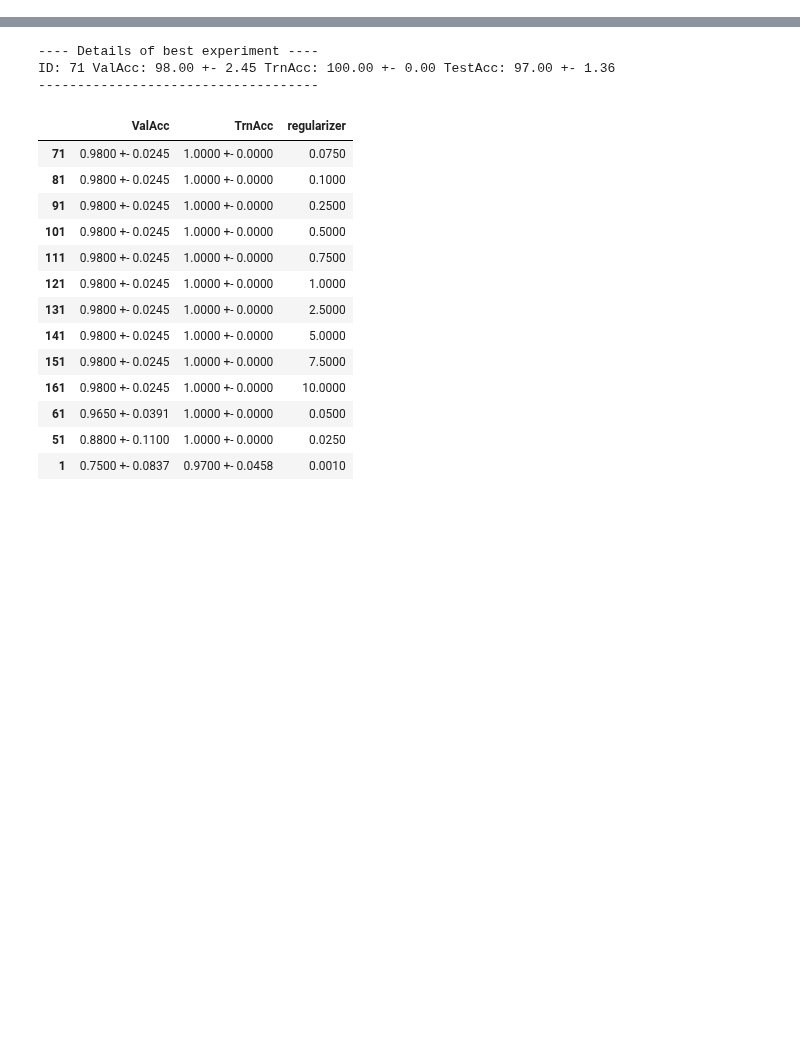
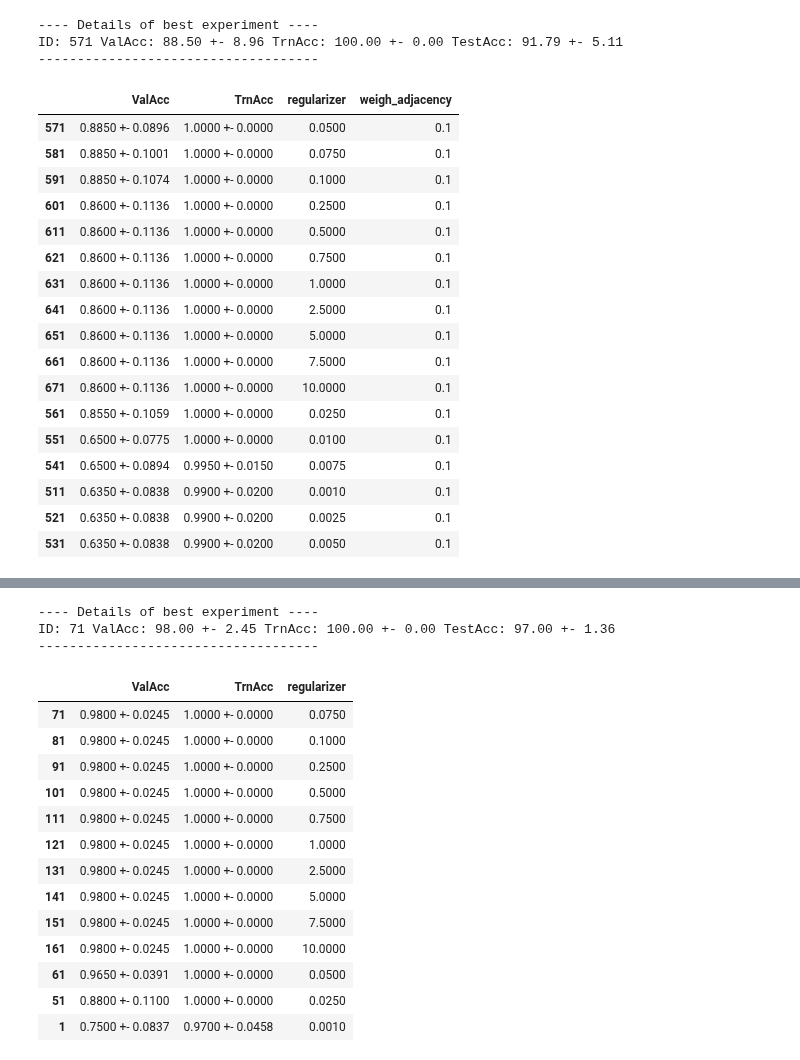
Before and after one commit to saper0/qpcert, a Jupyter notebook: notebooks/hyperparams/coramlbinary.ipynb, the cells around one changed output, grey strips where cells are left out. Saved outputs shown, nothing was run; the diff lists cells and outputs as text; code cells hidden in the pictures; blank space fills up the shorter version.

```diff
--- a/notebooks/hyperparams/coramlbinary.ipynb
+++ b/notebooks/hyperparams/coramlbinary.ipynb
@@ -6,3 +6,36 @@
 # %%
 import utils
 import pandas as pd
+# %%
+start_id = 511
+end_id = 680
+n_seeds = 10
+hyperparams = ["regularizer", "weigh_adjacency"]
+pred_method = "svm"
+dataset = "cora_ml_binary"
+collection= "l_coramlb_n5_hyper_ntk_gcn_weigh_adjacency" #todo: rename colelction to trn_ntk_gcn
+df = utils.get_best_hyperparams(start_id, end_id, n_seeds, hyperparams,
+                           pred_method, dataset, collection, use_seeds=10)
+df
+# %% [output]
+---- Details of best experiment ----
+ID: 571 ValAcc: 88.50 +- 8.96 TrnAcc: 100.00 +- 0.00 TestAcc: 91.79 +- 5.11
+------------------------------------
+|  | ValAcc | TrnAcc | regularizer | weigh_adjacency |
+| 571 | 0.8850 +- 0.0896 | 1.0000 +- 0.0000 | 0.0500 | 0.1 |
+| 581 | 0.8850 +- 0.1001 | 1.0000 +- 0.0000 | 0.0750 | 0.1 |
+| 591 | 0.8850 +- 0.1074 | 1.0000 +- 0.0000 | 0.1000 | 0.1 |
+| 601 | 0.8600 +- 0.1136 | 1.0000 +- 0.0000 | 0.2500 | 0.1 |
+| 611 | 0.8600 +- 0.1136 | 1.0000 +- 0.0000 | 0.5000 | 0.1 |
+| 621 | 0.8600 +- 0.1136 | 1.0000 +- 0.0000 | 0.7500 | 0.1 |
+| 631 | 0.8600 +- 0.1136 | 1.0000 +- 0.0000 | 1.0000 | 0.1 |
+| 641 | 0.8600 +- 0.1136 | 1.0000 +- 0.0000 | 2.5000 | 0.1 |
+| 651 | 0.8600 +- 0.1136 | 1.0000 +- 0.0000 | 5.0000 | 0.1 |
+| 661 | 0.8600 +- 0.1136 | 1.0000 +- 0.0000 | 7.5000 | 0.1 |
+| 671 | 0.8600 +- 0.1136 | 1.0000 +- 0.0000 | 10.0000 | 0.1 |
+| 561 | 0.8550 +- 0.1059 | 1.0000 +- 0.0000 | 0.0250 | 0.1 |
+| 551 | 0.6500 +- 0.0775 | 1.0000 +- 0.0000 | 0.0100 | 0.1 |
+| 541 | 0.6500 +- 0.0894 | 0.9950 +- 0.0150 | 0.0075 | 0.1 |
+| 511 | 0.6350 +- 0.0838 | 0.9900 +- 0.0200 | 0.0010 | 0.1 |
+| 521 | 0.6350 +- 0.0838 | 0.9900 +- 0.0200 | 0.0025 | 0.1 |
+| 531 | 0.6350 +- 0.0838 | 0.9900 +- 0.0200 | 0.0050 | 0.1 |
```
Also changed, not shown: parts of 5 cells of this notebook, 26 other files.
